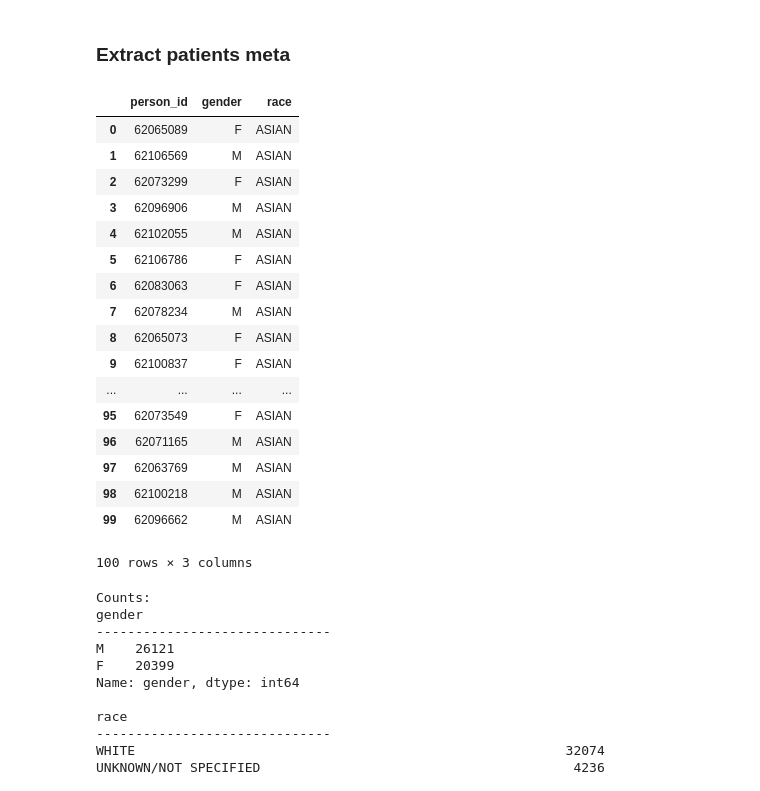
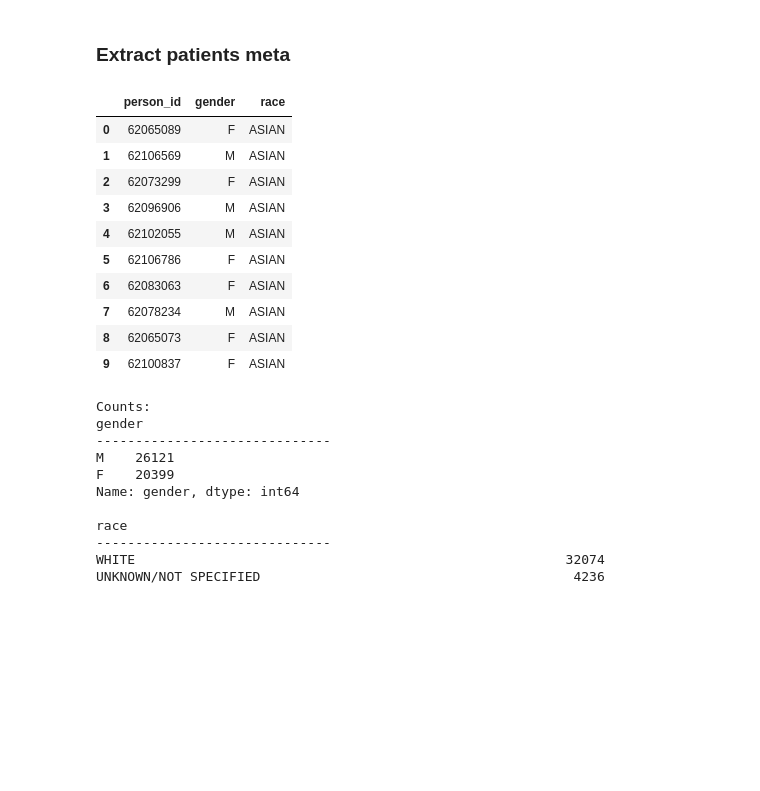
Before and after one commit to dataforgoodfr/batch4_diafoirus_fleming, a Jupyter notebook: omop_create dataset.ipynb, the cells around one changed output. Cells and saved outputs as stored; diff of their text form; code cells hidden in the pictures; blank space fills up the shorter version.

```diff
--- a/omop_create dataset.ipynb
+++ b/omop_create dataset.ipynb
@@ -174,26 +167,19 @@ meta = pd.read_sql_query(query, conn)
 
 # Note: ethnicity is empty so we do not add it
 # %%
-meta.iloc[:100]
+meta.iloc[:10]
 # %% [output]
 |  | person_id | gender | race |
 | 0 | 62065089 | F | ASIAN |
 | 1 | 62106569 | M | ASIAN |
 | 2 | 62073299 | F | ASIAN |
 | 3 | 62096906 | M | ASIAN |
 | 4 | 62102055 | M | ASIAN |
 | 5 | 62106786 | F | ASIAN |
 | 6 | 62083063 | F | ASIAN |
 | 7 | 62078234 | M | ASIAN |
 | 8 | 62065073 | F | ASIAN |
 | 9 | 62100837 | F | ASIAN |
-| ... | ... | ... | ... |
-| 95 | 62073549 | F | ASIAN |
-| 96 | 62071165 | M | ASIAN |
-| 97 | 62063769 | M | ASIAN |
-| 98 | 62100218 | M | ASIAN |
-| 99 | 62096662 | M | ASIAN |
-100 rows × 3 columns
 # %%
 print('Counts:')
 for name in ['gender', 'race']:
```
Also changed, not shown: parts of 7 cells of this notebook.
